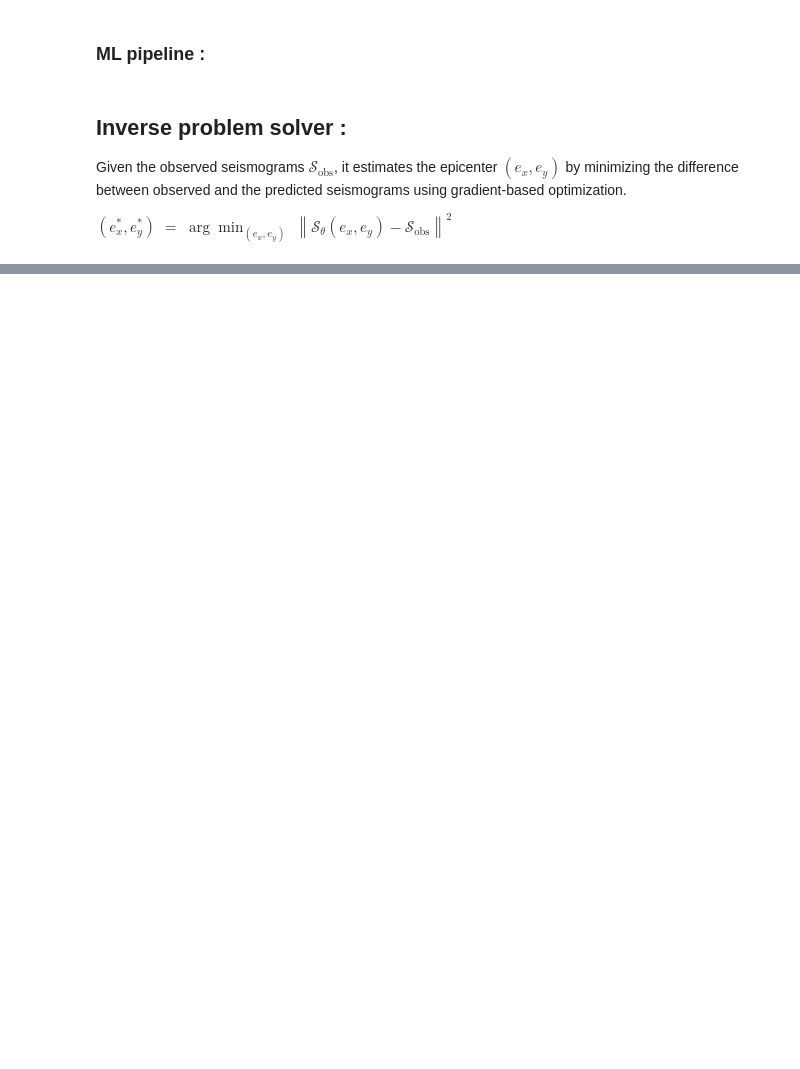
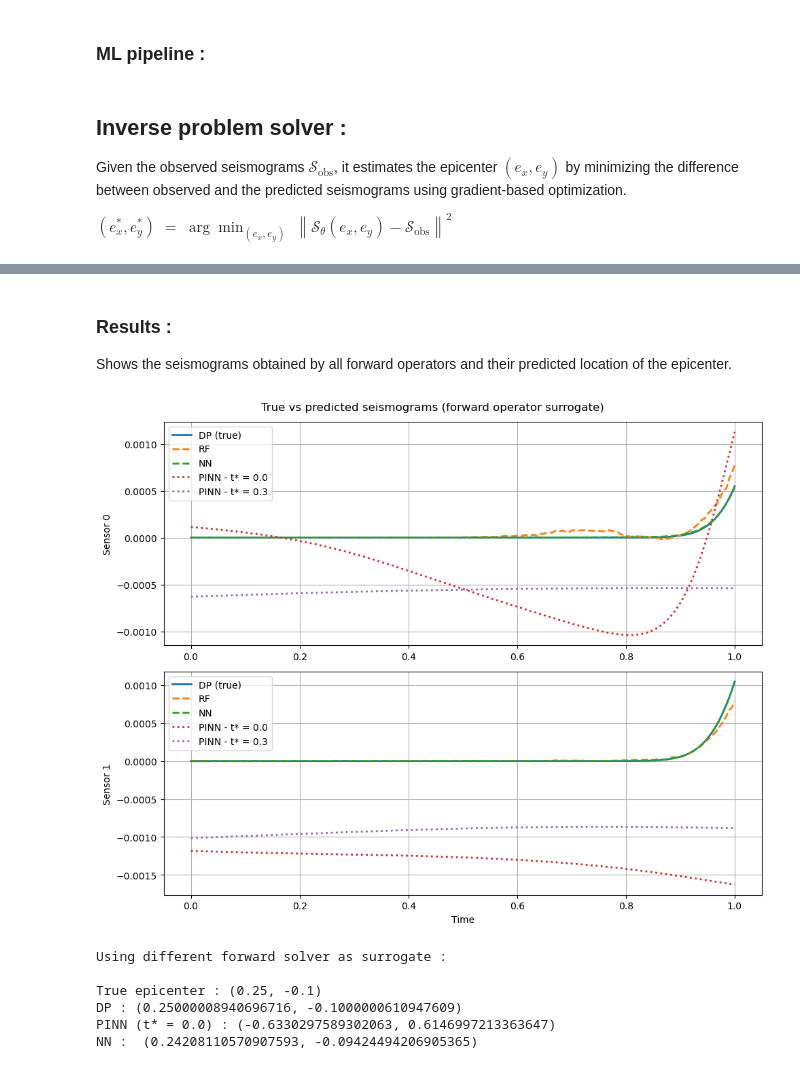
Before and after one commit to RomMarr/MEMO-F424, a Jupyter notebook: src/SM.ipynb, the cells around one changed output, grey strips where cells are left out. Saved outputs shown, nothing was run; the diff lists cells and outputs as text; code cells hidden in the pictures; blank space fills up the shorter version.

```diff
--- a/src/SM.ipynb
+++ b/src/SM.ipynb
@@ -234,7 +239,7 @@ class PINNForwardSolver2D:
         self.Nt = int(Nt)
         self.T = float(T)
         self.dt = self.T / (self.Nt - 1)
-        self.t_grid = torch.linspace(0.0, self.T, self.Nt, device=self.device, dtype=self.dtype)
+        self.t_grid = torch.linspace(0, self.T, self.Nt, device=self.device, dtype=self.dtype)
 
         self.x_min, self.x_max = float(x_min), float(x_max)
         self.y_min, self.y_max = float(y_min), float(y_max)
@@ -619,11 +1111,2 @@ hat : (0.25000008940696716, -0.1000000610947609)
 
 Test using the PINN for the forward operation.
-# %%
-# sensors
-sensors = torch.tensor([[-0.9, -0.2],
-                        [ 0.6,  0.8]], dtype=torch.float32, device=device)
-
-# teacher DP
-dp_forward_solver = DPForwardSolver(sensors=sensors)
-Nt = dp_forward_solver.Nt
-h = dp_forward_solver.h
@@ -728,0 +1157,11 @@ Test using a neural network for the forward operation.
+# %%
+e_hat_nn, traces_nn, history, n_star = inverse_solver(
+    forward=forward_nn,
+    traces_obs=traces_obs,
+    dt=forward_nn.dt,
+    t_star=0.0,
+    init=(0.0, 0.0),
+    steps=50,
+    lr=0.2,
+    lam=1e-6,
+)
@@ -728,0 +1180,43 @@ Test using a neural network for the forward operation.
+# %% [markdown]
+### Results :
+Shows the seismograms obtained by all forward operators and their predicted location of the epicenter.
+# %%
+traces_ml = predict_traces(model_ml, sensors, Nt, dp_forward_solver.T, e_x=e_true[0], e_y=e_true[1]).cpu()
+
+
+t = np.linspace(0, dp_forward_solver.T, Nt)
+K = traces_obs.shape[1]
+plt.figure(figsize=(10, 4 * K))
+
+for k in range(K):
+    plt.subplot(K, 1, k + 1)
+    plt.plot(t, traces_obs[:, k], label="DP (true)", linewidth=2)
+    plt.plot(t, traces_ml[:, k], "--", label="RF", linewidth=2)
+    plt.plot(t, traces_nn[:, k], "--", label="NN", linewidth=2)
+    plt.plot(t, traces_pinn_t0[:, k], ":", label="PINN - t* = 0.0", linewidth=2)
+    # plt.plot(t, traces_pinn_t03[:, k], ":", label="PINN - t* = 0.3", linewidth=2)
+    plt.ylabel(f"Sensor {k}")
+    plt.legend()
+    plt.grid(True)
+
+plt.xlabel("Time")
+plt.suptitle("True vs predicted seismograms (forward operator surrogate)")
+plt.tight_layout()
+plt.show()
+# %% [output]
+[figure, added]
+# %%
+print('Using different forward solver as surrogate :\n')
+print("True epicenter :", e_true)
+
+print("DP :", (float(e_hat_dp[0]), float(e_hat_dp[1])))
+print("PINN (t* = 0.0) :", (float(e_hat_pinn_t0[0]), float(e_hat_pinn_t0[1])))
+# print("PINN (t* = 0.3) :", (float(e_hat_pinn_t03[0]), float(e_hat_pinn_t03[1])))
+print("NN : ",(float(e_hat_nn[0]), float(e_hat_nn[1])))
+# %% [output]
+Using different forward solver as surrogate :
+
+True epicenter : (0.25, -0.1)
+DP : (0.25000008940696716, -0.1000000610947609)
+PINN (t* = 0.0) : (-0.6330297589302063, 0.6146997213363647)
+NN :  (0.24208110570907593, -0.09424494206905365)
```
Also changed, not shown: parts of 31 cells of this notebook.
